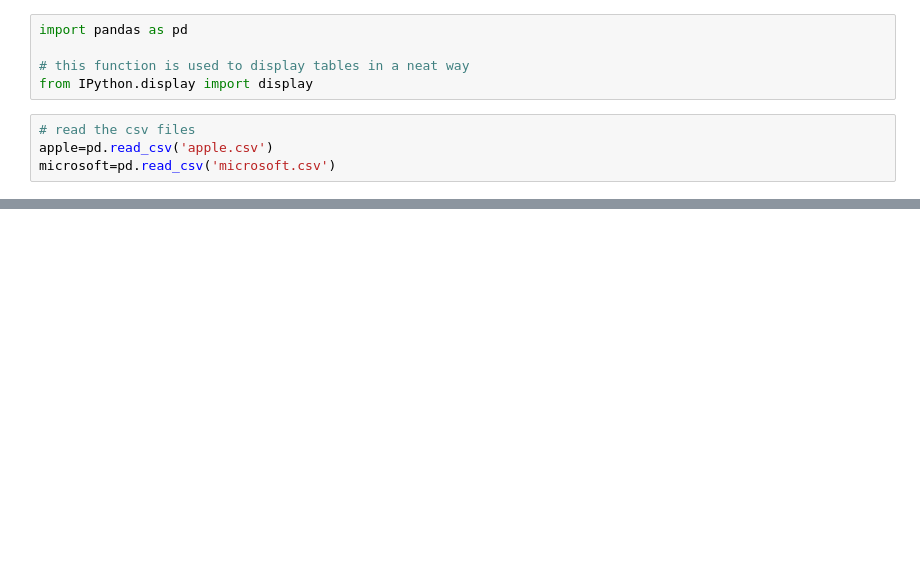
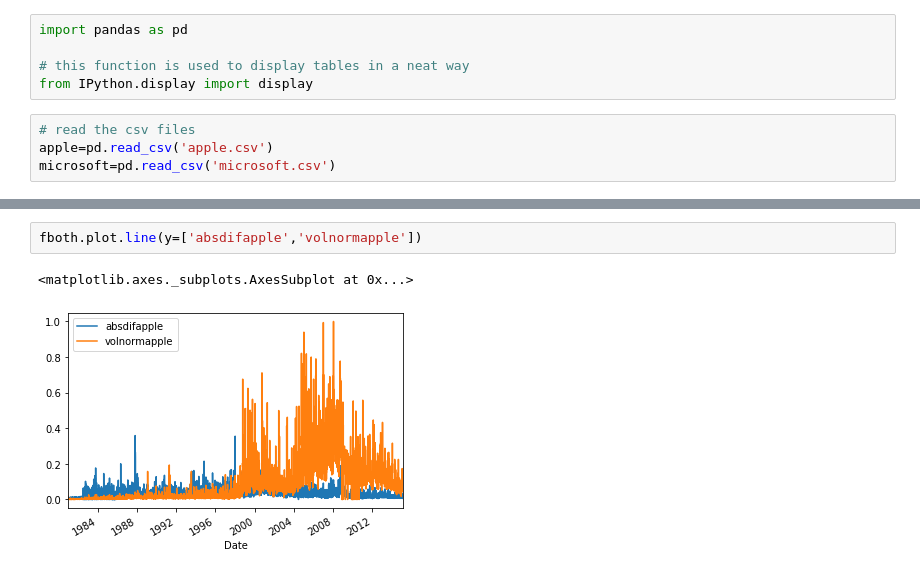
Before and after one commit to bnorthan/inf-428-data-analytics-online, a Jupyter notebook: python/notebooks/visualization_projects/Stocks.ipynb, the cells around one changed output, grey strips where cells are left out. Drawn from its saved outputs; the diff is of its cells as text; blank space fills up the shorter version.

```diff
--- a/python/notebooks/visualization_projects/Stocks.ipynb
+++ b/python/notebooks/visualization_projects/Stocks.ipynb
@@ -49,0 +64,5 @@ fboth.plot.line(y=['Closemicrosoft', 'Closeapple'])
+# %%
+fboth.plot.line(y=['absdifapple','volnormapple'])
+# %% [output]
+<matplotlib.axes._subplots.AxesSubplot at 0x...>
+[figure, added]
```
Also changed, not shown: parts of 5 cells of this notebook.
